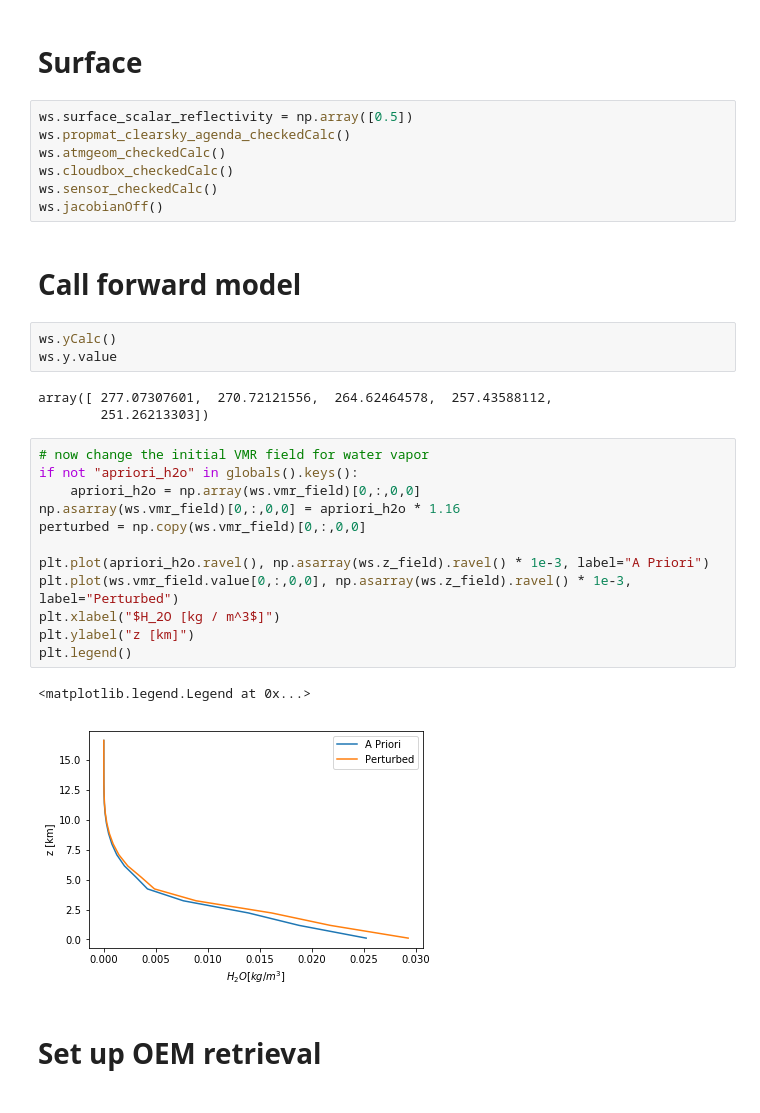
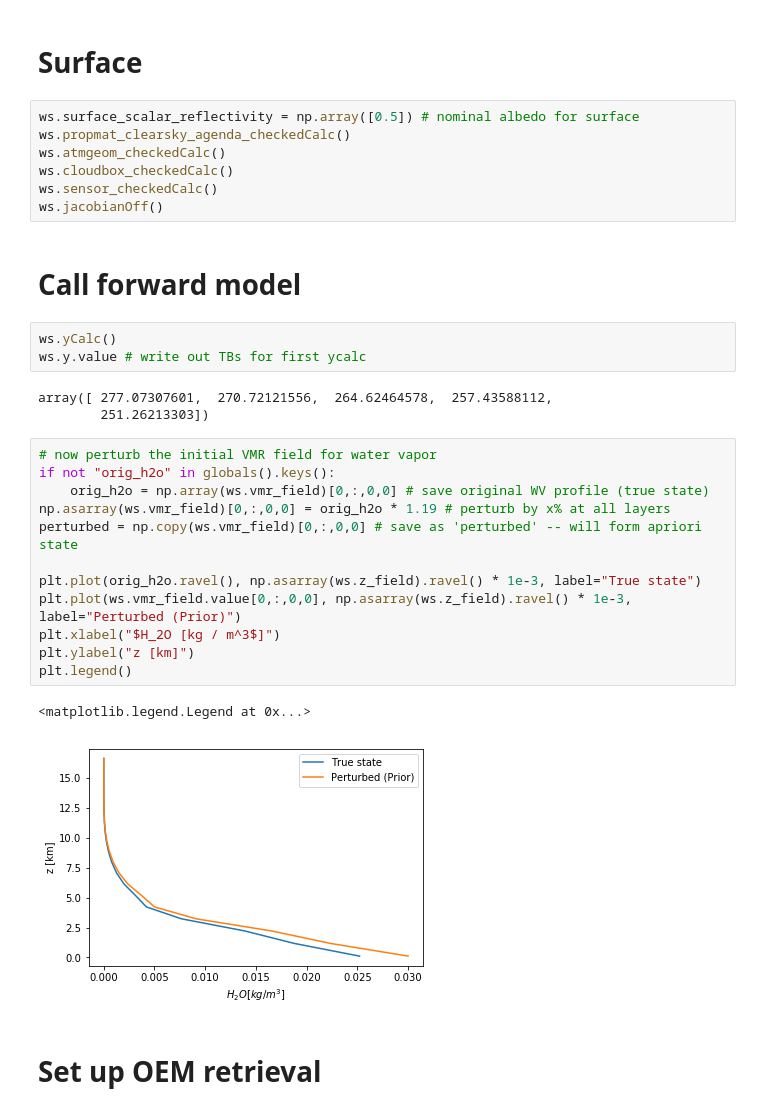
Before and after one commit to cheesetarian/typhon_examples, a Jupyter notebook: WV_retrieval.ipynb, the cells around one changed output. Cells and saved outputs as stored; diff of their text form.

```diff
--- a/WV_retrieval.ipynb
+++ b/WV_retrieval.ipynb
@@ -95,7 +86,7 @@ ws.abs_lookupCalc()
 # %% [markdown]
 # Surface
 # %%
-ws.surface_scalar_reflectivity = np.array([0.5])
+ws.surface_scalar_reflectivity = np.array([0.5]) # nominal albedo for surface
 ws.propmat_clearsky_agenda_checkedCalc()
 ws.atmgeom_checkedCalc()
 ws.cloudbox_checkedCalc()
@@ -105,25 +96,25 @@ ws.jacobianOff()
 # Call forward model
 # %%
 ws.yCalc()
-ws.y.value
+ws.y.value # write out TBs for first ycalc
 # %% [output]
 array([ 277.07307601,  270.72121556,  264.62464578,  257.43588112,
         251.26213303])
 # %%
-# now change the initial VMR field for water vapor
-if not "apriori_h2o" in globals().keys():
-    apriori_h2o = np.array(ws.vmr_field)[0,:,0,0]
-np.asarray(ws.vmr_field)[0,:,0,0] = apriori_h2o * 1.16
-perturbed = np.copy(ws.vmr_field)[0,:,0,0]
+# now perturb the initial VMR field for water vapor
+if not "orig_h2o" in globals().keys():
+    orig_h2o = np.array(ws.vmr_field)[0,:,0,0] # save original WV profile (true state)
+np.asarray(ws.vmr_field)[0,:,0,0] = orig_h2o * 1.19 # perturb by x% at all layers
+perturbed = np.copy(ws.vmr_field)[0,:,0,0] # save as 'perturbed' -- will form apriori state
 
-plt.plot(apriori_h2o.ravel(), np.asarray(ws.z_field).ravel() * 1e-3, label="A Priori")
-plt.plot(ws.vmr_field.value[0,:,0,0], np.asarray(ws.z_field).ravel() * 1e-3, label="Perturbed")
+plt.plot(orig_h2o.ravel(), np.asarray(ws.z_field).ravel() * 1e-3, label="True state")
+plt.plot(ws.vmr_field.value[0,:,0,0], np.asarray(ws.z_field).ravel() * 1e-3, label="Perturbed (Prior)")
 plt.xlabel("$H_2O [kg / m^3$]")
 plt.ylabel("z [km]")
 plt.legend()
 # %% [output]
 <matplotlib.legend.Legend at 0x...>
-[figure, old version]
+[figure, new version]
 # %% [markdown]
 # Set up OEM retrieval
 # %%
```
Also changed, not shown: parts of 29 cells of this notebook.
